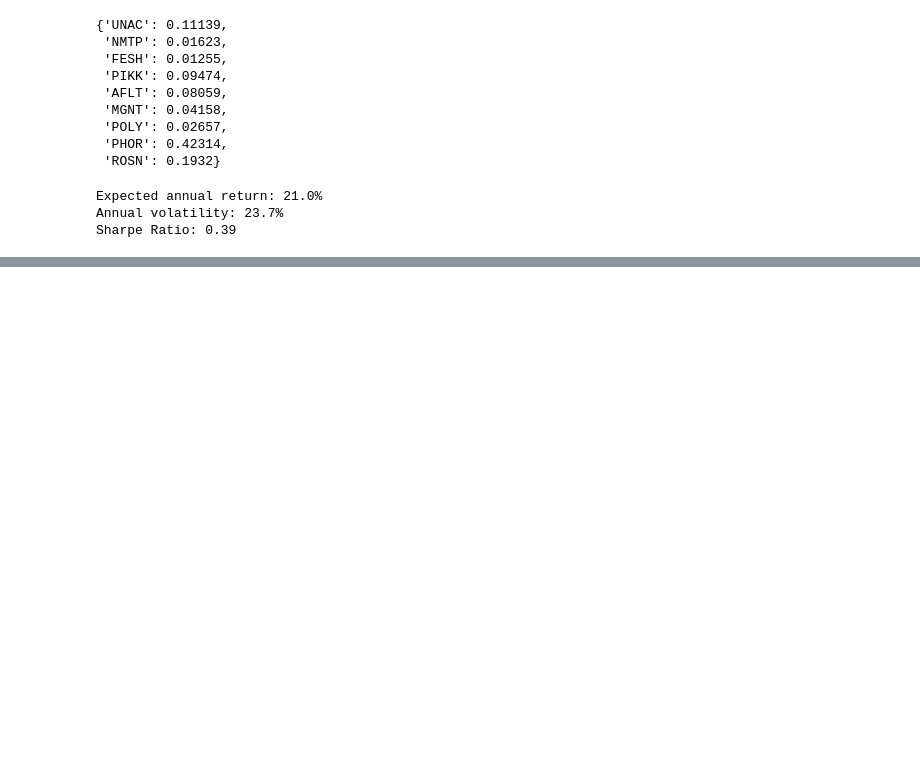
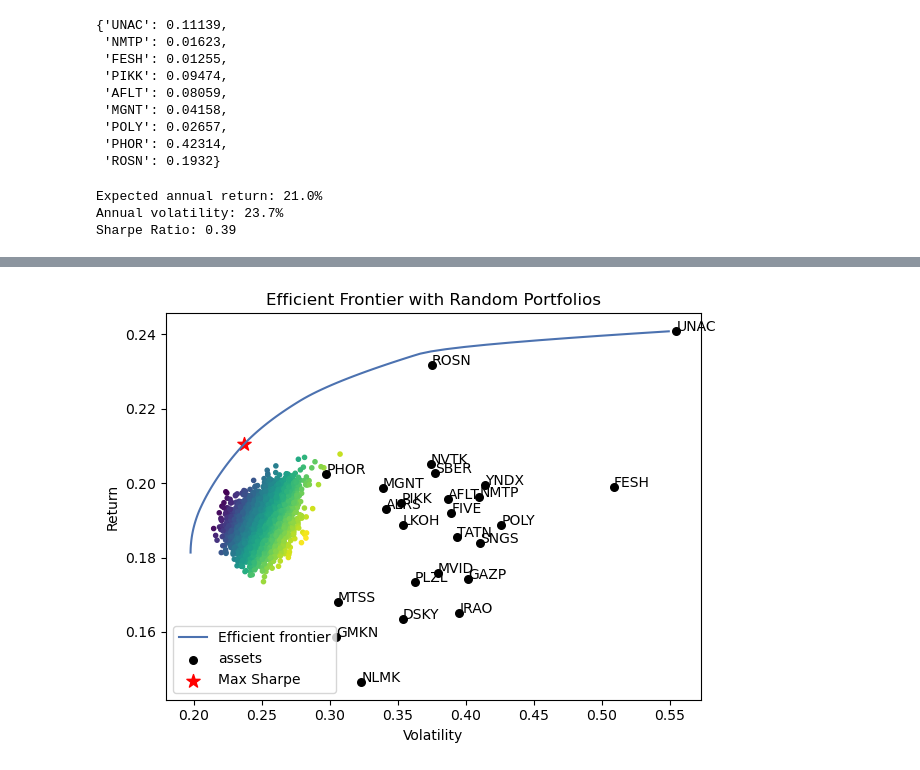
Before and after one commit to justniks/case_finance, a Jupyter notebook: main_upd.ipynb, the cells around one changed output, grey strips where cells are left out. Cells and saved outputs as stored; diff of their text form; code cells hidden in the pictures; blank space fills up the shorter version.

Commit message:
add save_pdf func

```diff
--- a/main_upd.ipynb
+++ b/main_upd.ipynb
@@ -240,0 +259,4 @@ portOpt.plot_efficient_frontier()
+# %%
+portOpt.save_plot_efficient_frontier(path = "./pics/frontier_7dec.pdf")
+# %% [output]
+[figure, added]
```
Also changed, not shown: parts of 4 cells of this notebook, 2 other files.
